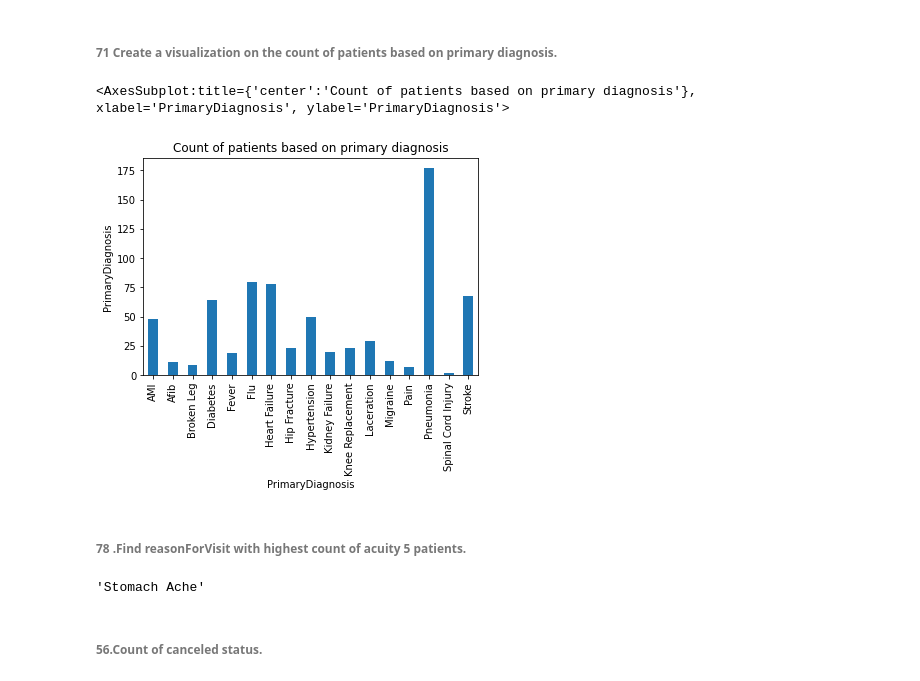
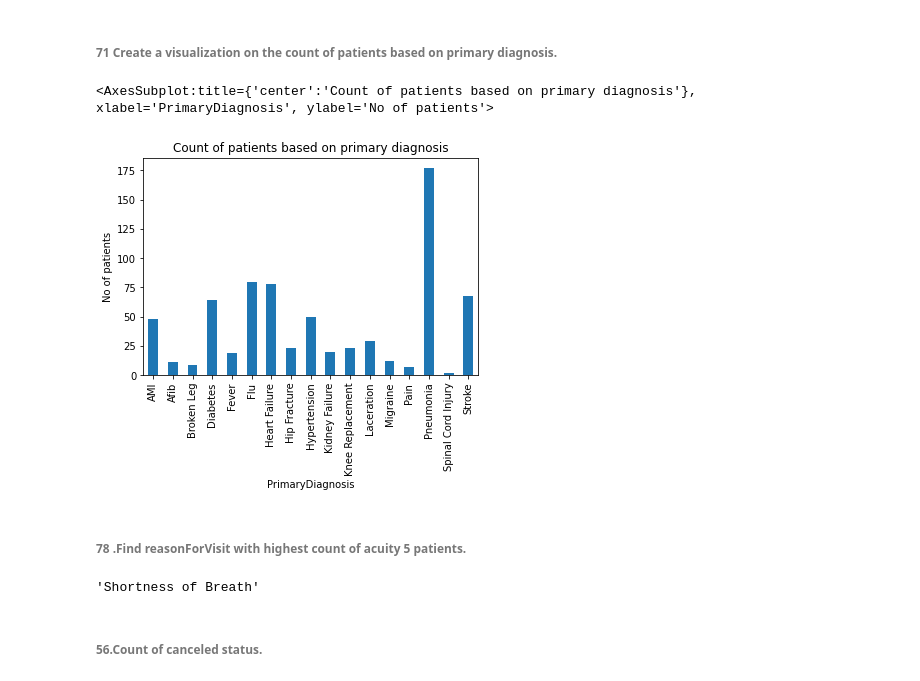
Before and after one commit to ArchanaDevaraju/python-warriors, a Jupyter notebook: Python_Warriors_satya.ipynb, the cells around one changed output. Drawn from its saved outputs; the diff is of its cells as text; code cells hidden in the pictures.

```diff
--- a/Python_Warriors_satya.ipynb
+++ b/Python_Warriors_satya.ipynb
@@ -7,13 +7,13 @@ import numpy as np
 import re
 # %%
 xls = pd.ExcelFile('HospitalDatabase .xlsx')
-df1 = pd.read_excel(xls, 'ReAdmissionRegistry')
-df2 = pd.read_excel(xls, 'Patients')
-df3 = pd.read_excel(xls, 'EDVisits')
-df4 = pd.read_excel(xls, 'AmbulatoryVisits')
-df5 = pd.read_excel(xls, 'Discharges')
-df6 = pd.read_excel(xls, 'Providers')
-df7 = pd.read_excel(xls, 'EDUnique')
+df_RR = pd.read_excel(xls, 'ReAdmissionRegistry')
+df_PA = pd.read_excel(xls, 'Patients')
+df_EDV= pd.read_excel(xls, 'EDVisits')
+df_AV = pd.read_excel(xls, 'AmbulatoryVisits')
+df_D = pd.read_excel(xls, 'Discharges')
+df_P= pd.read_excel(xls, 'Providers')
+dfEDU = pd.read_excel(xls, 'EDUnique')
 # %% [markdown]
 ######  10.Creating a boxplot on ExpectedLOS by taking service into account.
 # %%
@@ -222,21 +222,20 @@ plt.show()
 # %% [markdown]
 ###### 71 Create a visualization on the count of patients based on primary diagnosis.
 # %%
-
-df5_pd=df5.groupby(['PrimaryDiagnosis']).count()['PatientID']
-df5_pd=df5.groupby(['PrimaryDiagnosis']).count()['PatientID'].plot(kind='bar',ylabel='PrimaryDiagnosis',title="Count of patients based on primary diagnosis")
+df5_pd=df_D.groupby(['PrimaryDiagnosis']).count()['PatientID'].plot(kind='bar',ylabel='No of patients',title="Count of patients based on primary diagnosis")
 df5_pd
 # %% [output]
-<AxesSubplot:title={'center':'Count of patients based on primary diagnosis'}, xlabel='PrimaryDiagnosis', ylabel='PrimaryDiagnosis'>
+<AxesSubplot:title={'center':'Count of patients based on primary diagnosis'}, xlabel='PrimaryDiagnosis', ylabel='No of patients'>
-[figure, old version]
+[figure, new version]
 # %% [markdown]
 ###### 78 .Find reasonForVisit with highest count of acuity 5 patients.
 # %%
-df_hcp=df3.loc[(df3['Acuity']== 5)]
-max_hcp = df3["ReasonForVisit"].max()
+df_hcp=df_EDV.loc[(df_EDV['Acuity']== 5)]
+df_hcp
+max_hcp = df_hcp["ReasonForVisit"].max()
 max_hcp
 # %% [output]
-'Stomach Ache'
+'Shortness of Breath'
 # %% [markdown]
 ###### 56.Count of canceled status.
 # %%
```
Also changed, not shown: parts of 11 cells of this notebook.
